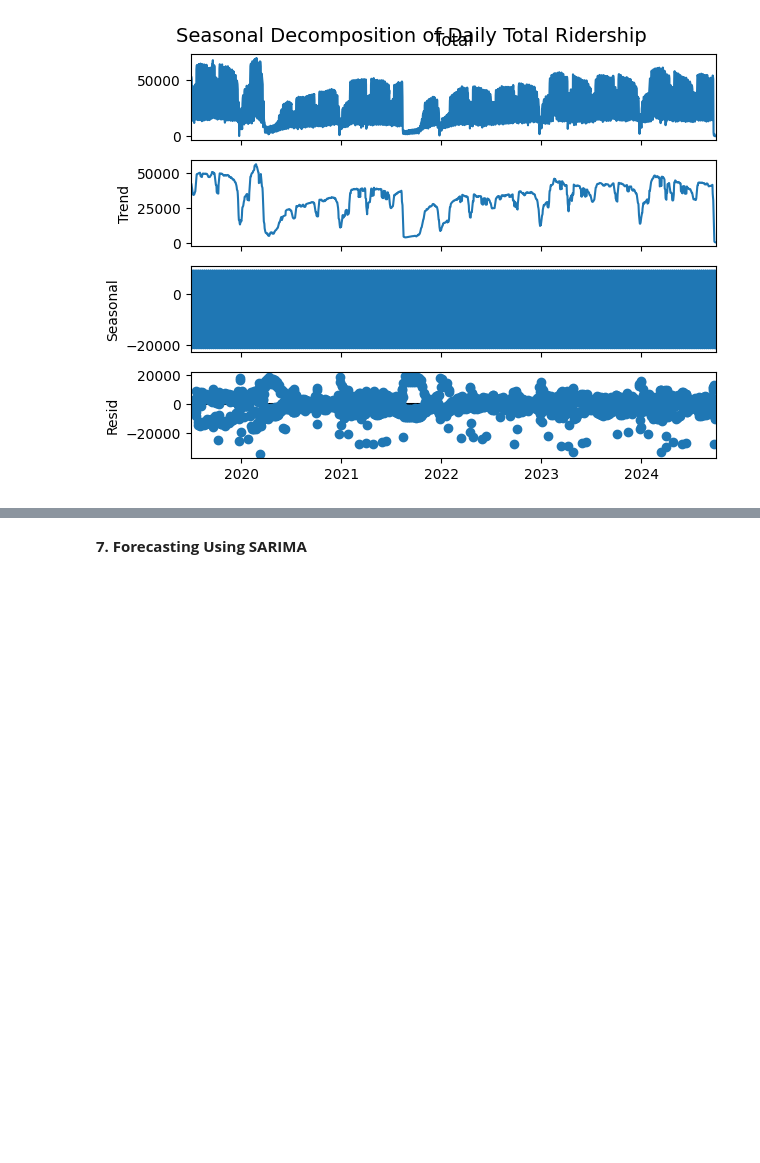
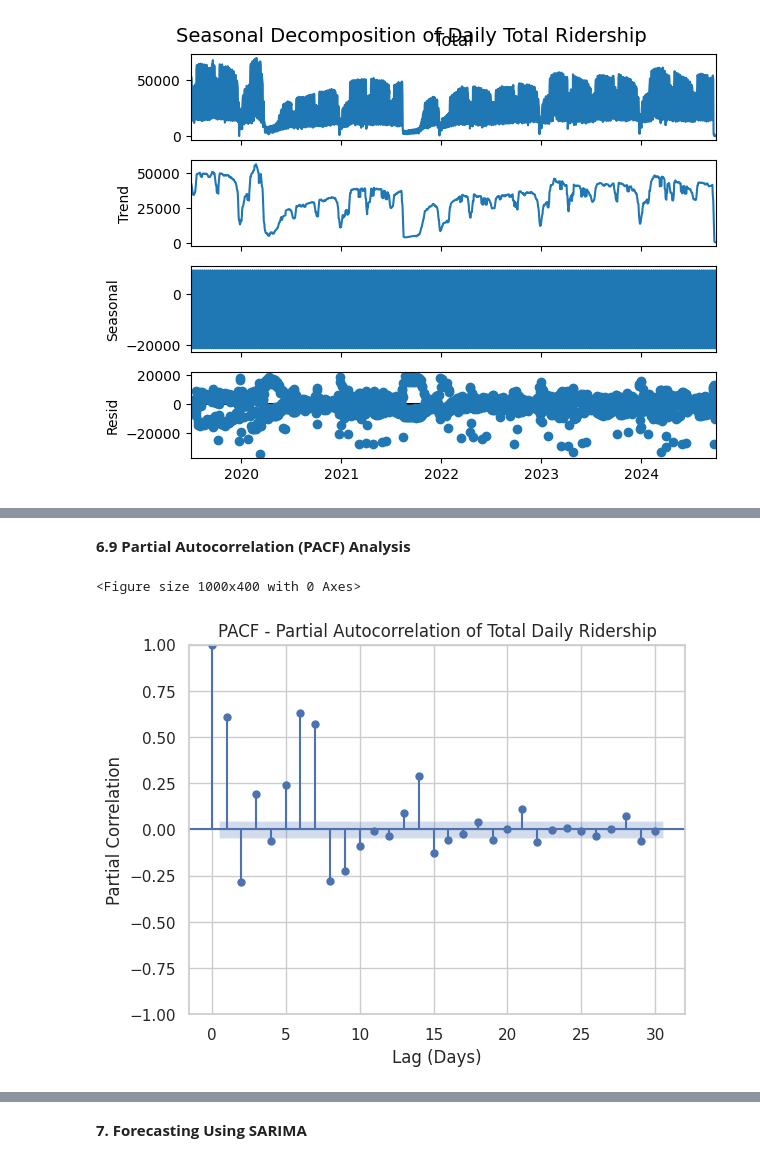
Before and after one commit to dhanushkumarms/kovaico_dhanushkumar, a Jupyter notebook: kovaico_dhanushkumar.ipynb, the cells around one changed output, grey strips where cells are left out. Cells and saved outputs as stored; diff of their text form; code cells hidden in the pictures; blank space fills up the shorter version.

```diff
--- a/kovaico_dhanushkumar.ipynb
+++ b/kovaico_dhanushkumar.ipynb
@@ -211,0 +231,18 @@ plt.show()
+# %% [markdown]
+**6.9 Partial Autocorrelation (PACF) Analysis**
+# %%
+from statsmodels.graphics.tsaplots import plot_pacf
+
+plt.figure(figsize=(10,4))
+
+# Plot PACF for Total ridership
+# Shows the direct effect of specific lags
+plot_pacf(df['Total'], lags=30)
+
+plt.title("PACF - Partial Autocorrelation of Total Daily Ridership")
+plt.xlabel("Lag (Days)")
+plt.ylabel("Partial Correlation")
+plt.show()
+# %% [output]
+<Figure size 1000x400 with 0 Axes>
+[figure, added]
```
Also changed, not shown: parts of 17 cells of this notebook.
